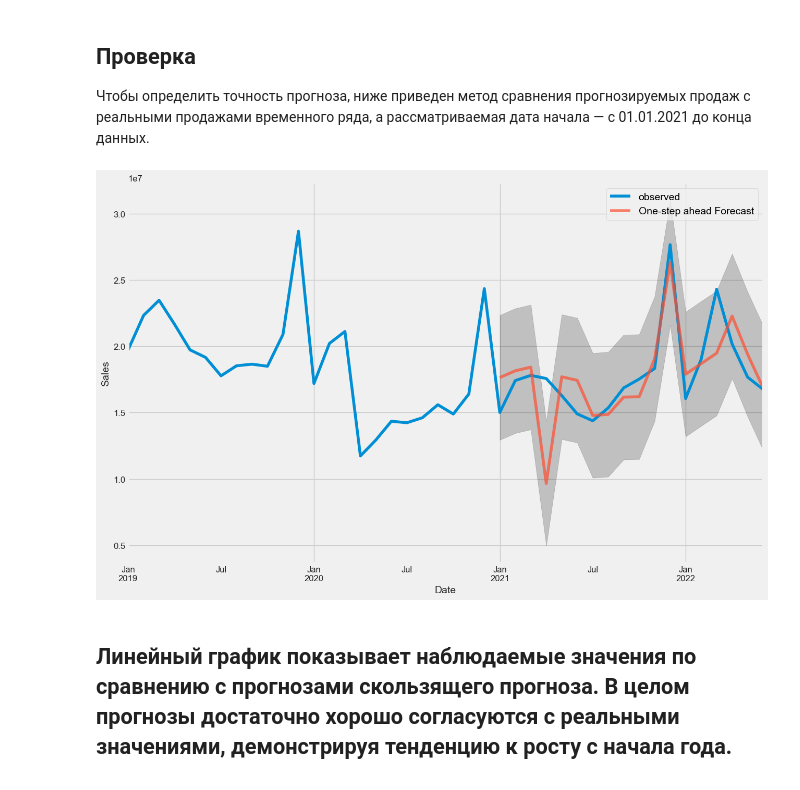
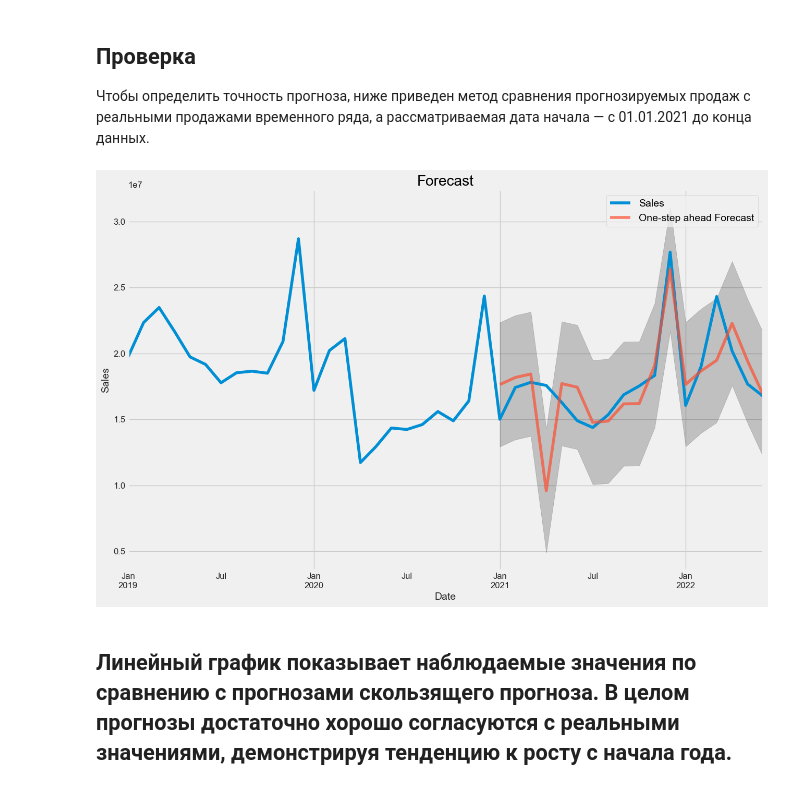
Before and after one commit to OriginalModo/FORECAST_TESTT, a Jupyter notebook: Retail_Forecast.ipynb, the cells around one changed output. Saved outputs shown, nothing was run; the diff lists cells and outputs as text; code cells hidden in the pictures.

```diff
--- a/Retail_Forecast.ipynb
+++ b/Retail_Forecast.ipynb
@@ -194,7 +194,7 @@ ARIMA (1, 1, 1) x (1, 1, 1, 12) 12 - AIC:485.4953646874128
 # %%
 mod = sm.tsa.statespace.SARIMAX(y,
                                 order=(1, 1, 1),
-                                seasonal_order=(1, 1, 0, 12),
+                                seasonal_order=(1, 1, 1, 12),
                                 enforce_invertibility=False)
 
 results = mod.fit()
@@ -224,21 +225,21 @@ plt.show()
 # %%
 pred = results.get_prediction(start=pd.to_datetime('2021-01-01'), dynamic=False)
 pred_ci = pred.conf_int()
 
-ax = y['2019':].plot(label='observed')
-pred.predicted_mean.plot(ax=ax, label='One-step ahead Forecast', alpha=.7, figsize=(14, 9))
+ax = y['2019':].plot(label='Sales')
+pred.predicted_mean.plot(ax=ax, label='One-step ahead Forecast', alpha=.7, figsize=(14, 9), title='Forecast')
 
 ax.fill_between(pred_ci.index,
                 pred_ci.iloc[:, 0],
                 pred_ci.iloc[:, 1], color='k', alpha=.2)
 
 ax.set_xlabel('Date')
 ax.set_ylabel('Sales')
 plt.legend()
 
 plt.show()
 # %% [output]
-[figure, old version]
+[figure, new version]
 # %% [markdown]
 ## Линейный график показывает наблюдаемые значения по сравнению с прогнозами скользящего прогноза. В целом прогнозы достаточно хорошо согласуются с реальными значениями, демонстрируя тенденцию к росту с начала года.
 # %% [markdown]
```
Also changed, not shown: parts of 9 cells of this notebook.
